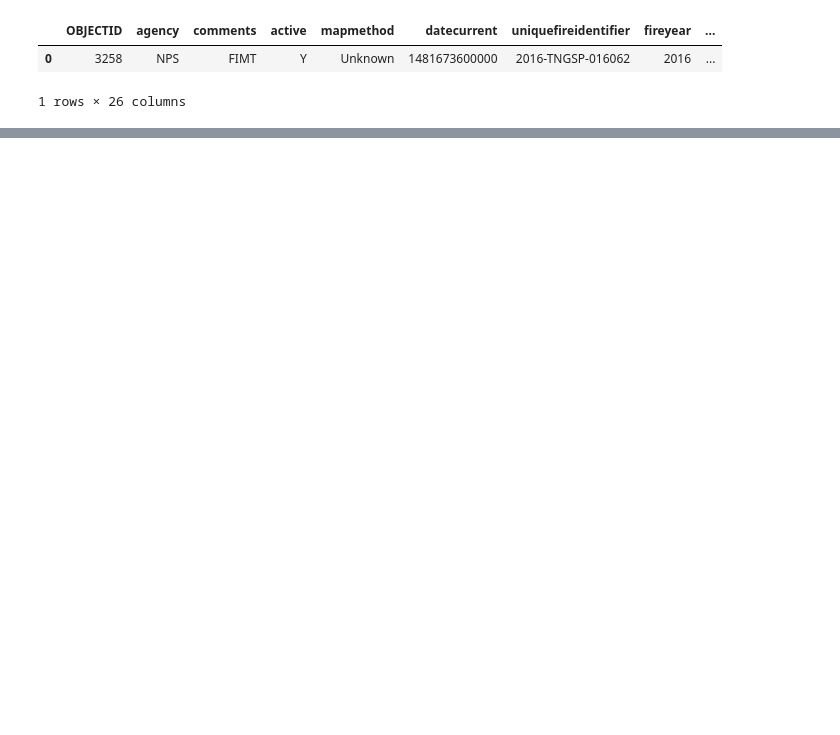
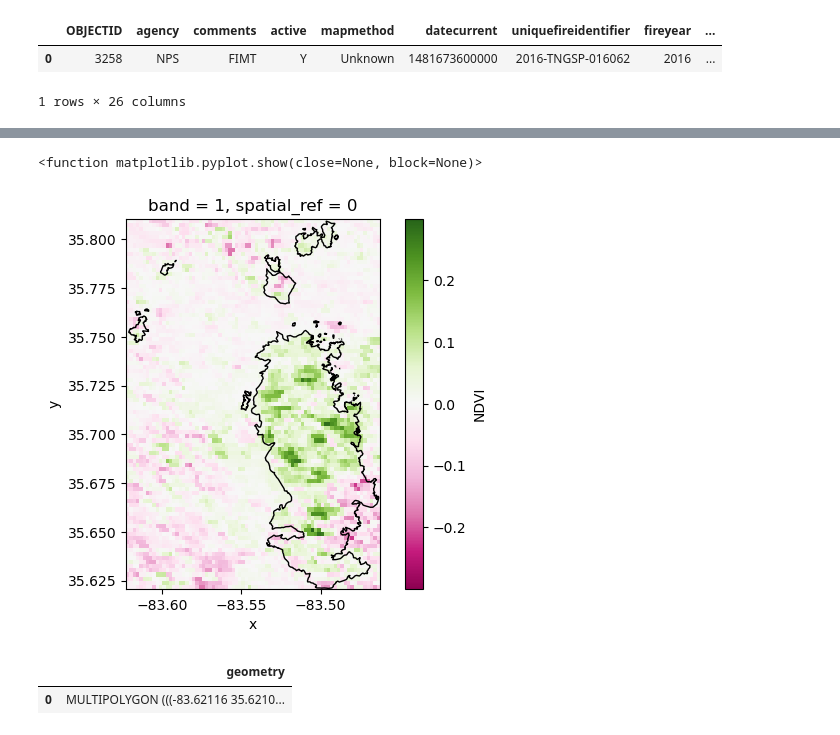
Before and after one commit to aholcomb23/aholcomb23.github.io, a Jupyter notebook: notebooks/chimney_tops_2.ipynb, the cells around one changed output, grey strips where cells are left out. Cells and saved outputs as stored; diff of their text form; code cells hidden in the pictures; blank space fills up the shorter version.

Commit message:
Save Chimney Tops Notebook

```diff
--- a/notebooks/chimney_tops_2.ipynb
+++ b/notebooks/chimney_tops_2.ipynb
@@ -25,7 +25,7 @@ warnings.simplefilter(action="ignore", category=FutureWarning)
 # Generating the path to the project directory
 
 project_dir = os.path.join(
-    pathlib.Path.home(), 'earth-analytics', 'data', 'camp-fire')
+    pathlib.Path.home(), 'earth-analytics', 'data', 'chimney-fire')
 
 #  Create the project directory
 os.makedirs(project_dir, exist_ok=True)
@@ -91,8 +91,8 @@ ndvi_downloader = etapp.AppeearsDownloader(
     start_date='06-01',
     end_date='08-31',
     recurring=True,
-    year_range=[2017, 2022],
-    polygon=camp_gdf
+    year_range=[2014, 2022],
+    polygon=chimney_gdf
 )
 
 if not os.path.exists(ndvi_downloader.data_dir):
@@ -103,0 +121,4 @@ NameError: name 'etapp' is not defined
+# %%
+ndvi_path_list = glob(os.path.join(
+    ndvi_downloader.data_dir, '*', '*NDVI*.tif'))
+ndvi_path_list
@@ -103,0 +188,3 @@ NameError: name 'etapp' is not defined
+# %%
+ndvi_ds = xr.combine_by_coords(ndvi_da_list, coords=['date'])
+ndvi_ds
@@ -103,0 +202,32 @@ NameError: name 'etapp' is not defined
+# %%
+import matplotlib.pyplot as plt
+
+# Calculate the change in NDVI pre- and post-fire
+dndvi_da = (ndvi_ds
+    .sel(date='2019')
+    .mean('date')
+    .NDVI
+- ndvi_ds
+    .sel(date='2017')
+    .mean('date')
+    .NDVI
+)
+
+dndvi_da.plot(cmap=plt.colormaps['PiYG'])
+chimney_gdf.plot(facecolor='none', ax=plt.gca())
+
+
+plt.show
+# %% [output]
+<function matplotlib.pyplot.show(close=None, block=None)>
+[figure, added]
+# %%
+# Get the area outside the fire boundary
+out_gdf = (
+    gpd.GeoDataFrame(geometry=chimney_gdf.envelope)
+    .overlay(chimney_gdf, how="difference")
+)
+out_gdf
+# %% [output]
+|  | geometry |
+| 0 | MULTIPOLYGON (((-83.62116 35.6210... |
```
Also changed, not shown: parts of 9 cells of this notebook, 1 other file.
